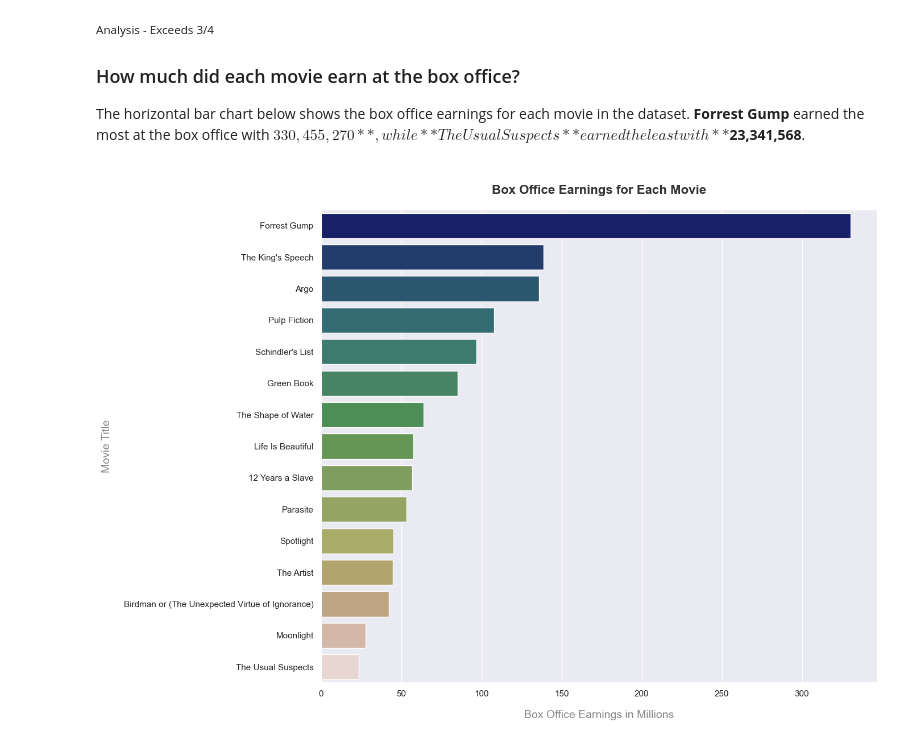
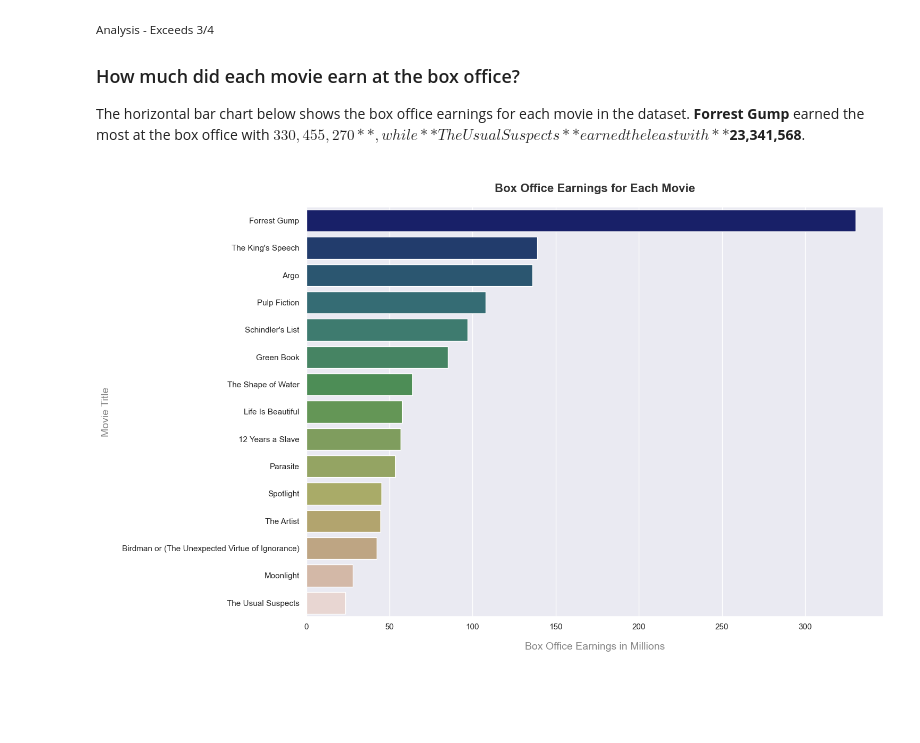
Before and after one commit to brian-jensen/datd-movie-api-analysis, a Jupyter notebook: movie_analysis.ipynb, the cells around one changed output. Cells and saved outputs as stored; diff of their text form; code cells hidden in the pictures; blank space fills up the shorter version.

```diff
--- a/movie_analysis.ipynb
+++ b/movie_analysis.ipynb
@@ -275,14 +275,12 @@ The horizontal bar chart below shows the box office earnings for each movie in t
 # %%
 sorted_movies_df = movies_df.sort_values(by=BOX_OFFICE, ascending=False)
 
 plt.figure(figsize=(14, 10))
 chart = sns.barplot(y=MOVIE_TITLE, x=BOX_OFFICE_MIL, data=sorted_movies_df,
-                    palette='gist_earth', orient='h')
+                    palette='gist_earth')
 plt.title('\nBox Office Earnings for Each Movie')
 plt.xlabel(BOX_OFFICE_MIL)
 plt.ylabel(MOVIE_TITLE)
-
-plt.tight_layout()
 plt.show()
 # %% [output]
-[figure, old version]
+[figure, new version]
```
Also changed, not shown: parts of 2 cells of this notebook.
